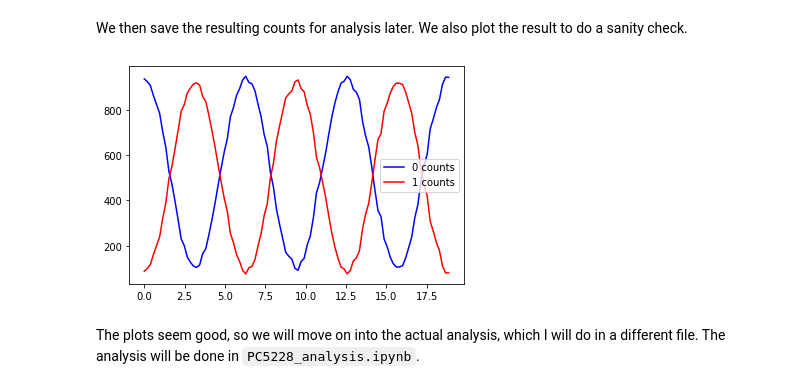
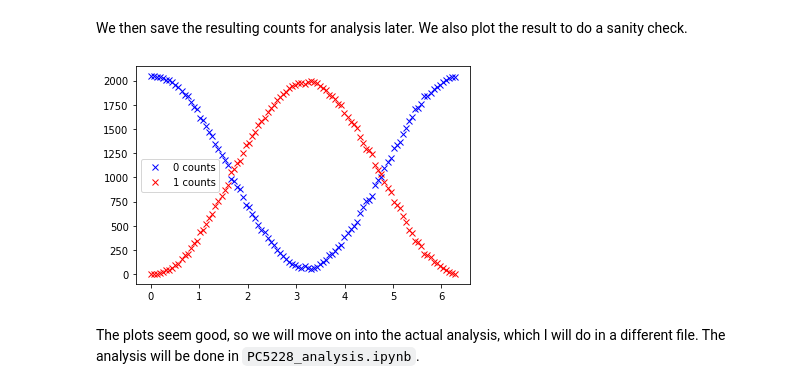
Before and after one commit to PeterSidajaya/PC5228-analysis, a Jupyter notebook: PC5228_data_generation.ipynb, the cells around one changed output. Drawn from its saved outputs; the diff is of its cells as text; code cells hidden in the pictures.

```diff
--- a/PC5228_data_generation.ipynb
+++ b/PC5228_data_generation.ipynb
@@ -27,7 +27,7 @@ simulator = Aer.get_backend('qasm_simulator')
 counts_0 = []
 counts_1 = []
 steps = 100
-phases = np.linspace(0, 6*np.pi, num=steps)
+phases = np.linspace(0, 2*np.pi, num=steps)
 
 for phase in phases:
     # Construct the Mach-Zehnder interferometer
@@ -38,7 +38,7 @@ for phase in phases:
     mzint.measure(0, 0)
 
     # Run it on the simulator
-    job = execute(mzint, simulator, shots=1024)
+    job = execute(mzint, simulator, shots=2048)
     result = job.result()
 
     counts = result.get_counts(mzint)
@@ -84,7 +84,7 @@ Now, we will run the same piece of code. Note that it will take some time as the
 counts_0 = []
 counts_1 = []
 steps = 100
-phases = np.linspace(0, 6*np.pi, num=steps)
+phases = np.linspace(0, 2*np.pi, num=steps)
 
 for phase in phases:
     # Construct the Mach-Zehnder interferometer
@@ -96,7 +96,7 @@ for phase in phases:
 
     # Run the code to a Quantum Computer
     transpiled = transpile(mzint, backend=backend)
-    job = backend.run(transpiled)
+    job = backend.run(transpiled, shots=2048)
     result = job.result()
 
     counts = result.get_counts(mzint)
@@ -110,18 +110,19 @@ for phase in phases:
         counts_1.append(counts['1'])
     except KeyError:
         counts_1.append(0)
+
+# Save the data
+np.savetxt('counts_0.txt', counts_0)
+np.savetxt('counts_1.txt', counts_1)
 # %% [markdown]
 We then save the resulting counts for analysis later. We also plot the result to do a sanity check.
 # %%
-np.savetxt('counts_0.txt', counts_0)
-np.savetxt('counts_1.txt', counts_1)
-
-plt.plot(phases, counts_0, 'b', label='0 counts')
-plt.plot(phases, counts_1, 'r', label='1 counts')
+plt.plot(phases, counts_0, 'xb', label='0 counts')
+plt.plot(phases, counts_1, 'xr', label='1 counts')
 plt.legend(loc='best')
 plt.show()
 # %% [output]
-[figure, old version]
+[figure, new version]
 # %% [markdown]
 The plots seem good, so we will move on into the actual analysis, which I will do in a different file. The analysis will be done in `PC5228_analysis.ipynb`.
 # %%
```
Also changed, not shown: parts of 3 cells of this notebook, 5 other files.
